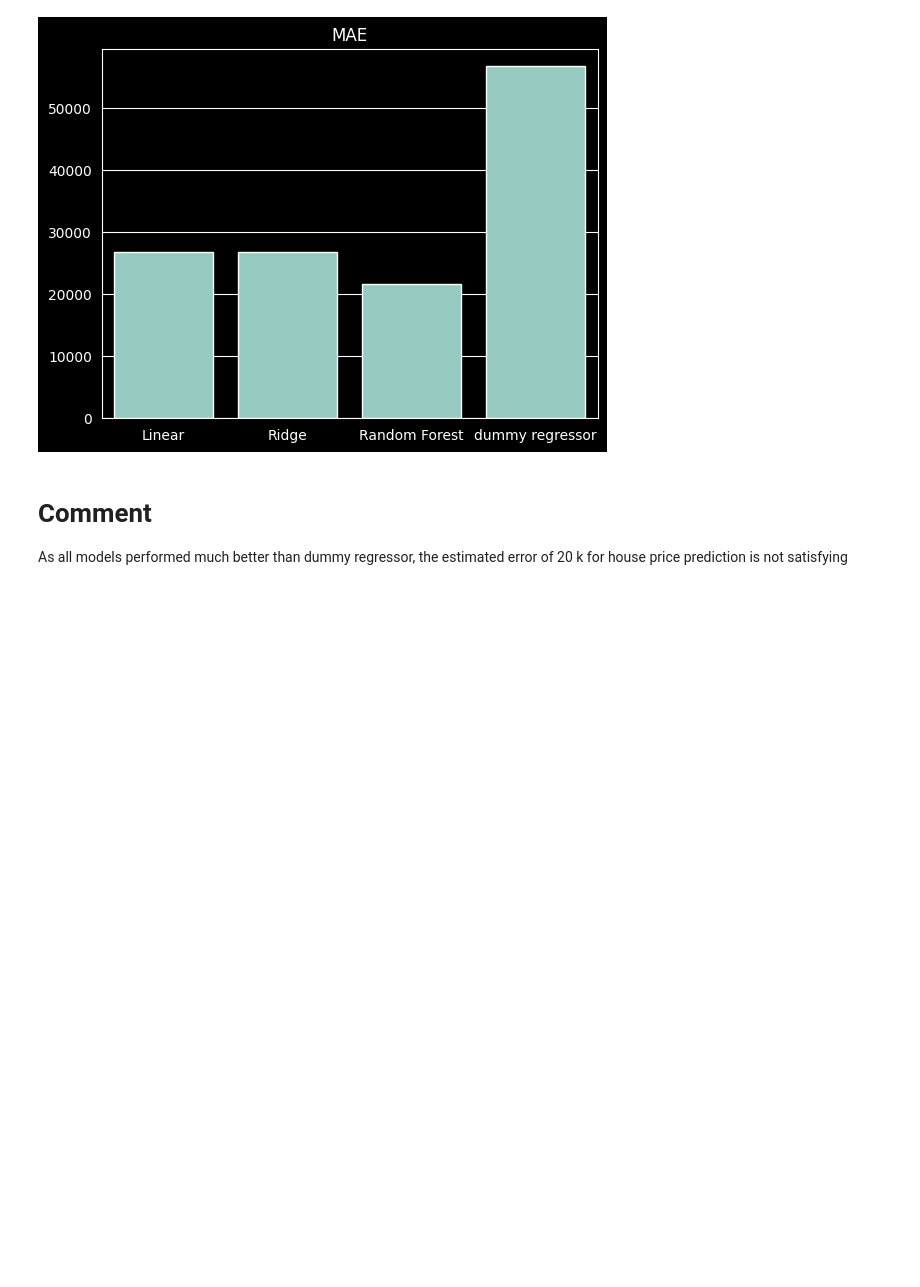
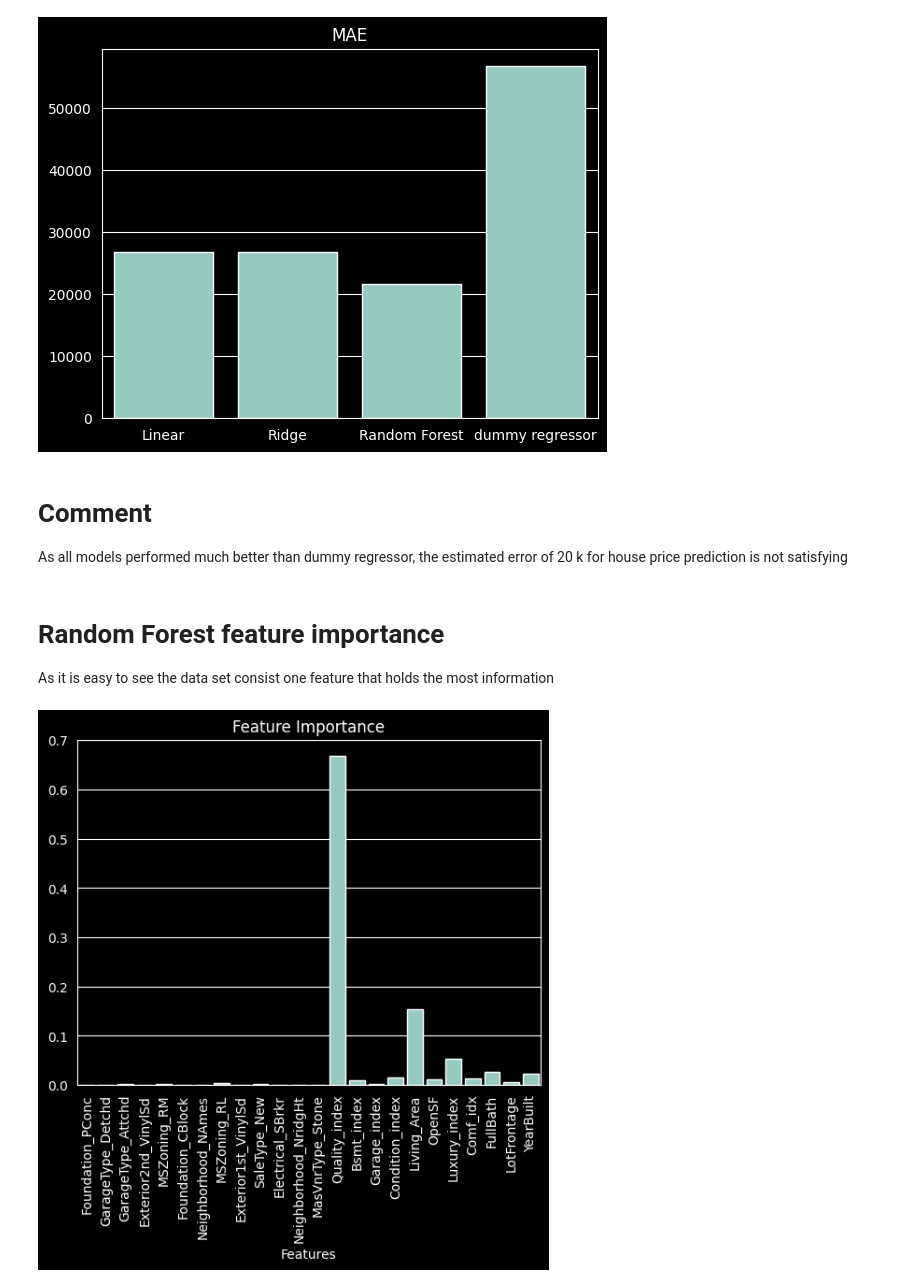
Before and after one commit to xXKeNdAmAmAsTeRXx/House_Prices_project, a Jupyter notebook: 5_Classic_Machine_Learning.ipynb, the cells around one changed output. Drawn from its saved outputs; the diff is of its cells as text; code cells hidden in the pictures; blank space fills up the shorter version.

Commit message:
rf importance

```diff
--- a/5_Classic_Machine_Learning.ipynb
+++ b/5_Classic_Machine_Learning.ipynb
@@ -305,3 +306,14 @@ plt.show()
 # %% [markdown]
 # Comment
 As all models performed much better than dummy regressor, the estimated error of 20 k for house price prediction is not satisfying
+# %% [markdown]
+# Random Forest feature importance
+As it is easy to see the data set consist one feature that holds the most information
+# %%
+sns.barplot(y = rf_model.feature_importances_, x = train_x.columns)
+plt.xlabel('Features')
+plt.title("Feature Importance")
+plt.xticks(rotation=90)
+plt.show()
+# %% [output]
+[figure, added]
```
Also changed, not shown: parts of 1 cell of this notebook.
